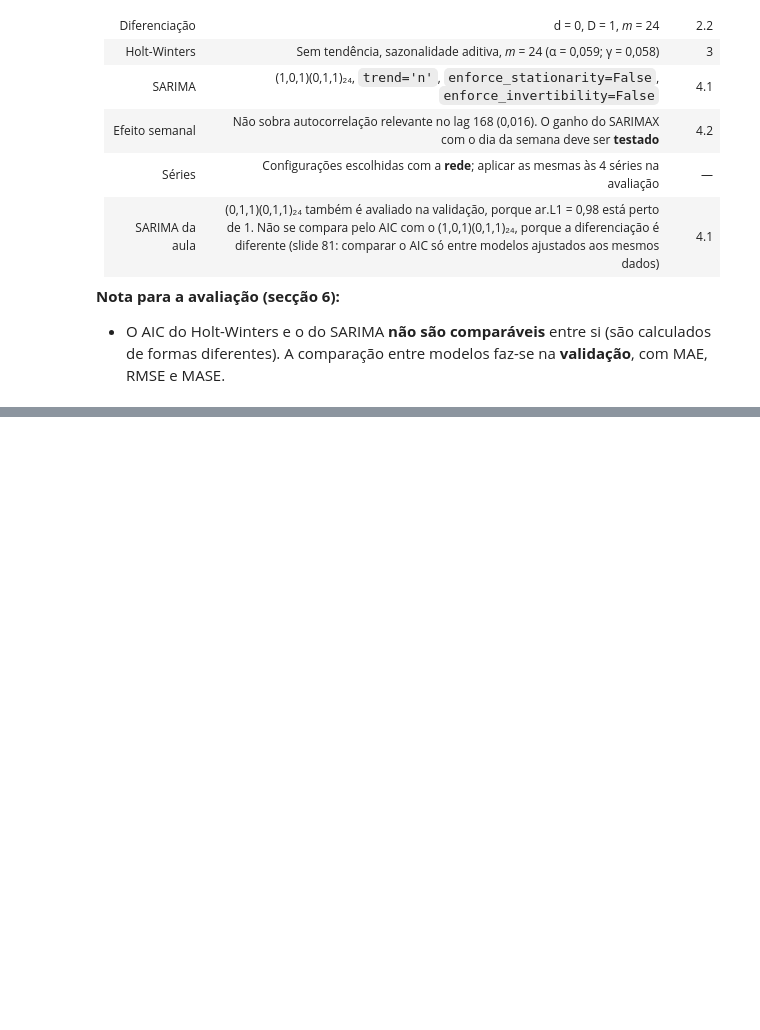
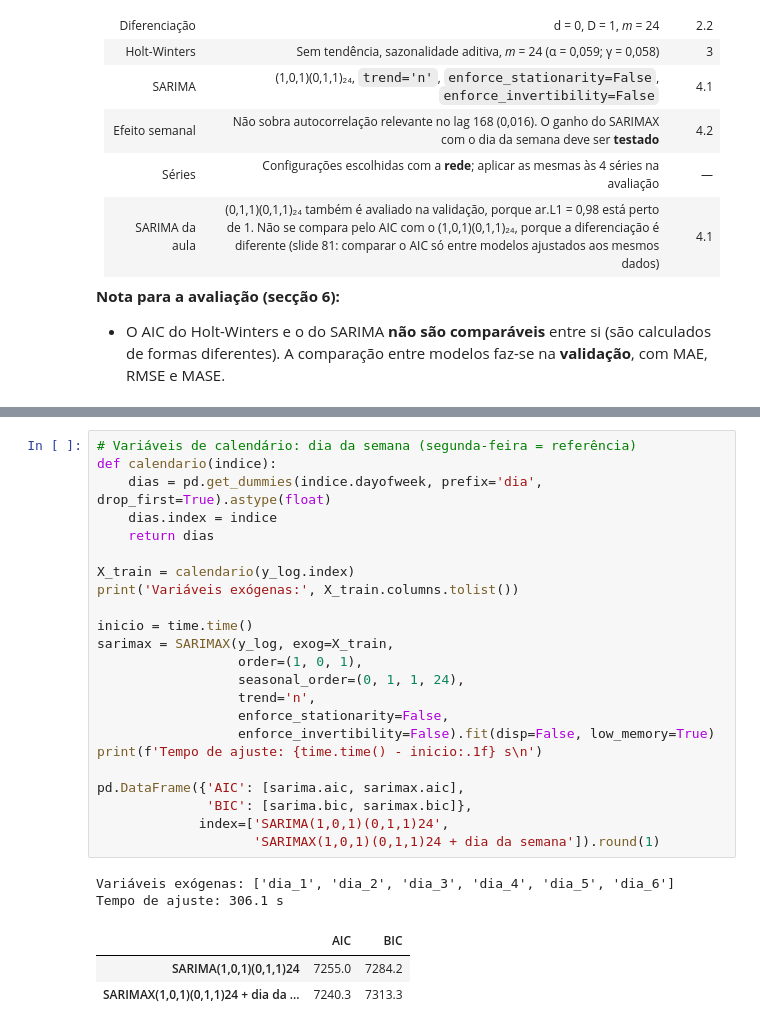
Before and after one commit to 1231478-Ellah-Fleischmann/MINDD-PROJETO-2, a Jupyter notebook: task2.ipynb, the cells around one changed output, grey strips where cells are left out. Cells and saved outputs as stored; diff of their text form; blank space fills up the shorter version.

```diff
--- a/task2.ipynb
+++ b/task2.ipynb
@@ -543,0 +561,29 @@ Teste de Ljung-Box (H0: resíduos não autocorrelacionados):
+# %%
+# Variáveis de calendário: dia da semana (segunda-feira = referência)
+def calendario(indice):
+    dias = pd.get_dummies(indice.dayofweek, prefix='dia', drop_first=True).astype(float)
+    dias.index = indice
+    return dias
+
+X_train = calendario(y_log.index)
+print('Variáveis exógenas:', X_train.columns.tolist())
+
+inicio = time.time()
+sarimax = SARIMAX(y_log, exog=X_train,
+                  order=(1, 0, 1),
+                  seasonal_order=(0, 1, 1, 24),
+                  trend='n',
+                  enforce_stationarity=False,
+                  enforce_invertibility=False).fit(disp=False, low_memory=True)
+print(f'Tempo de ajuste: {time.time() - inicio:.1f} s\n')
+
+pd.DataFrame({'AIC': [sarima.aic, sarimax.aic],
+              'BIC': [sarima.bic, sarimax.bic]},
+             index=['SARIMA(1,0,1)(0,1,1)24',
+                    'SARIMAX(1,0,1)(0,1,1)24 + dia da semana']).round(1)
+# %% [output]
+Variáveis exógenas: ['dia_1', 'dia_2', 'dia_3', 'dia_4', 'dia_5', 'dia_6']
+Tempo de ajuste: 306.1 s
+|  | AIC | BIC |
+| SARIMA(1,0,1)(0,1,1)24 | 7255.0 | 7284.2 |
+| SARIMAX(1,0,1)(0,1,1)24 + dia da ... | 7240.3 | 7313.3 |
```
Also changed, not shown: parts of 3 cells of this notebook.
